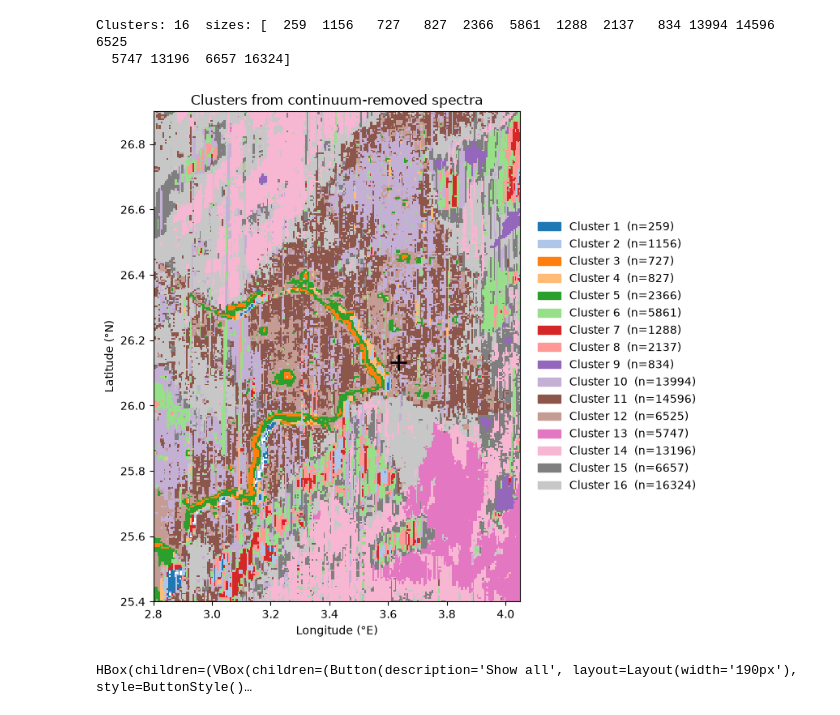
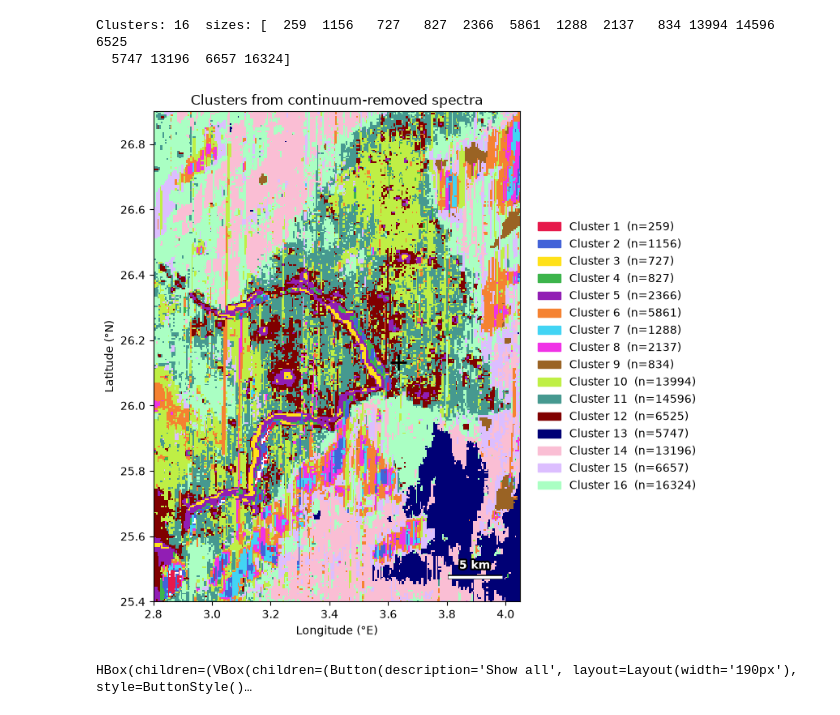
Before and after one commit to SourabhShubhamSinha/m3_spectral_clustering, a Jupyter notebook: notebooks/01_exploratory_m3_analysis.ipynb, the cells around one changed output. Drawn from its saved outputs; the diff is of its cells as text; code cells hidden in the pictures.

Commit message:
Added sclar on the cluster map

```diff
--- a/notebooks/01_exploratory_m3_analysis.ipynb
+++ b/notebooks/01_exploratory_m3_analysis.ipynb
@@ -578,27 +578,65 @@ label_img_cr[mask] = labels_cr
 # %% [output]
 Clusters: 16  sizes: [  259  1156   727   827  2366  5861  1288  2137   834 13994 14596  6525
   5747 13196  6657 16324]
+# %%
+import matplotlib.patheffects as pe
+
+KM_PER_DEG = np.pi * 1737.4 / 180                    # ~30.32 km per degree on the Moon
+
+def add_scalebar(ax, km=5, pad=0.05):
+    """Draw a horizontal scale bar of length `km` in the lower-right corner."""
+    length_deg = km / (KM_PER_DEG * np.cos(np.radians(SITE_LAT)))   # degrees of longitude
+    x1 = LON_MAX - pad * (LON_MAX - LON_MIN)
+    x0 = x1 - length_deg
+    y = LAT_MIN + pad * (LAT_MAX - LAT_MIN)
+    outline = [pe.withStroke(linewidth=4, foreground="black")]
+    ax.plot([x0, x1], [y, y], color="white", lw=2.5, solid_capstyle="butt",
+            path_effects=outline, zorder=10)
+    ax.text((x0 + x1) / 2, y + 0.012 * (LAT_MAX - LAT_MIN), f"{km} km",
+            color="white", ha="center", va="bottom", fontsize=10, fontweight="bold",
+            path_effects=[pe.withStroke(linewidth=3, foreground="black")], zorder=10)
 # %%
-colors_cr = (plt.get_cmap("tab10").colors[:k_cr] if k_cr <= 10
-             else plt.get_cmap("tab20").colors[:k_cr])
+from matplotlib.colors import to_rgb
+
+HIGH_CONTRAST = ["#e6194b",  # red
+                 "#4363d8",  # blue
+                 "#ffe119",  # yellow
+                 "#3cb44b",  # green
+                 "#911eb4",  # purple
+                 "#f58231",  # orange
+                 "#42d4f4",  # cyan
+                 "#f032e6",  # magenta
+                 "#9a6324",  # brown
+                 "#bfef45",  # lime
+                 "#469990",  # teal
+                 "#800000",  # maroon
+                 "#000075",  # navy
+                 "#fabed4",  # pink
+                 "#dcbeff",  # lavender
+                 "#aaffc3"]  # mint
+
+if k_cr > len(HIGH_CONTRAST):
+    raise ValueError(f"Palette has {len(HIGH_CONTRAST)} colours but there are {k_cr} clusters")
+colors_cr = [to_rgb(c) for c in HIGH_CONTRAST[:k_cr]]
 cmap_cr = ListedColormap(colors_cr)
 norm_cr = BoundaryNorm(np.arange(0.5, k_cr + 1.5), k_cr)
 
 fig, ax = plt.subplots(figsize=(8, 7))
 ax.imshow(label_img_cr, cmap=cmap_cr, norm=norm_cr, interpolation="nearest",
           extent=(LON_MIN, LON_MAX, LAT_MIN, LAT_MAX))
 ax.set_aspect(1 / np.cos(np.radians(SITE_LAT)))
 ax.plot(SITE_LON, SITE_LAT, "k+", ms=14, mew=2)
+add_scalebar(ax, km=5)
 ax.set_xlabel("Longitude (°E)"); ax.set_ylabel("Latitude (°N)")
 ax.set_title("Clusters from continuum-removed spectra")
 
 sizes_cr = np.bincount(labels_cr, minlength=k_cr + 1)[1:]
 handles = [Patch(color=colors_cr[i], label=f"Cluster {i + 1}  (n={sizes_cr[i]})")
            for i in range(k_cr)]
 ax.legend(handles=handles, loc="center left", bbox_to_anchor=(1.02, 0.5), frameon=False)
 plt.tight_layout(); plt.show()
 # %% [output]
-[figure, old version]
+[figure, new version]
 # %%
 import ipywidgets as widgets
 from IPython.display import display
```
Also changed, not shown: parts of 1 cell of this notebook.
